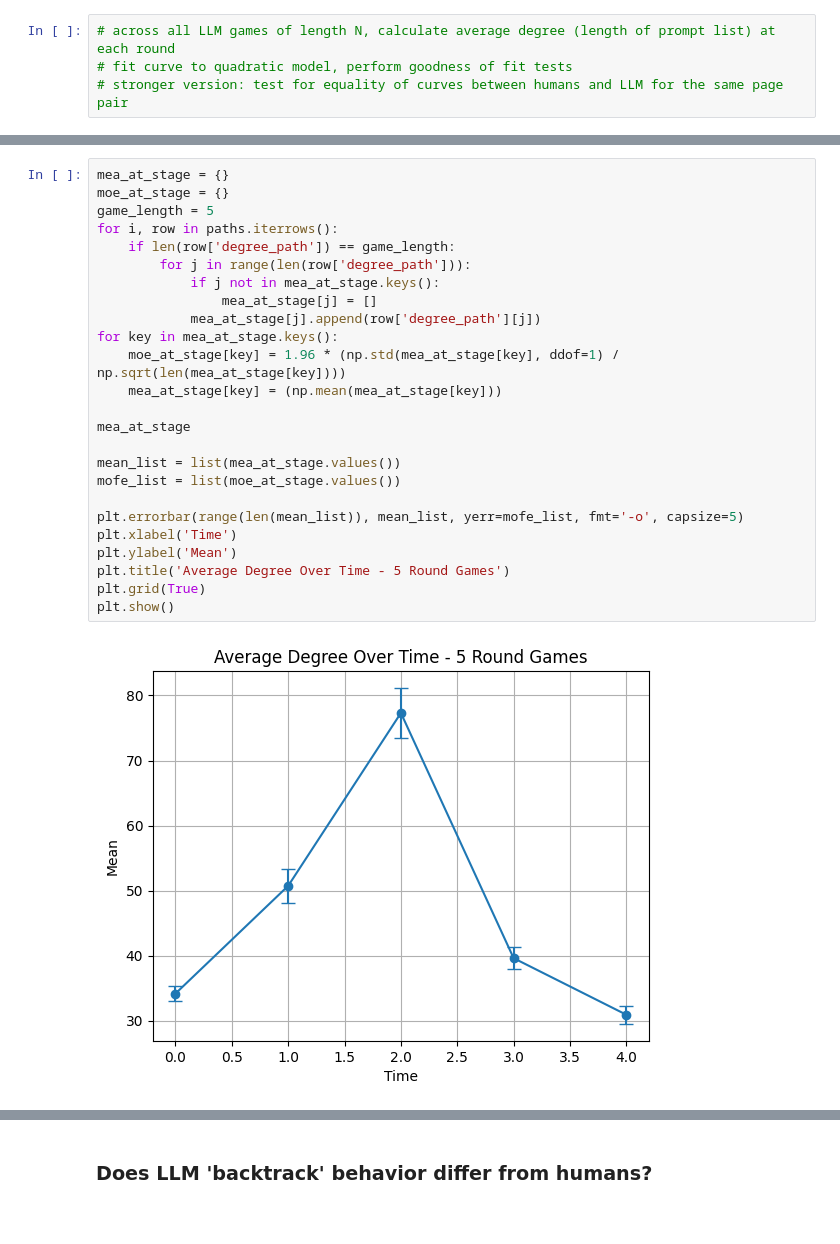
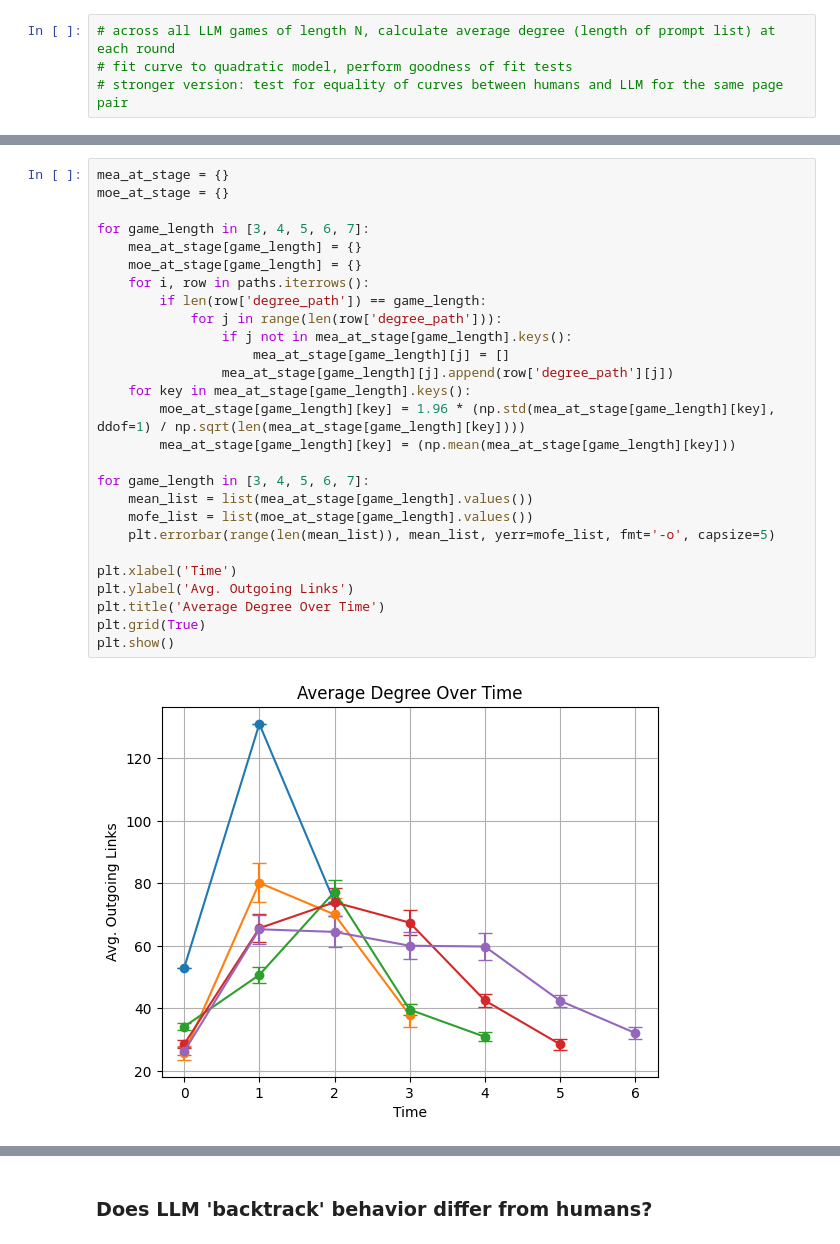
Before and after one commit to epfl-ada/ada-2023-project-klech, a Jupyter notebook: analysis.ipynb, the cells around one changed output, grey strips where cells are left out. Saved outputs shown, nothing was run; the diff lists cells and outputs as text.

```diff
--- a/analysis.ipynb
+++ b/analysis.ipynb
@@ -614,28 +617,30 @@ paths['degree_path'] = paths['path'].apply(lambda path: [len(get_links_from_wiki
 # %%
 mea_at_stage = {}
 moe_at_stage = {}
-game_length = 5
-for i, row in paths.iterrows():
-    if len(row['degree_path']) == game_length:
-        for j in range(len(row['degree_path'])):
-            if j not in mea_at_stage.keys():
-                mea_at_stage[j] = []
-            mea_at_stage[j].append(row['degree_path'][j])
-for key in mea_at_stage.keys():
-    moe_at_stage[key] = 1.96 * (np.std(mea_at_stage[key], ddof=1) / np.sqrt(len(mea_at_stage[key])))
-    mea_at_stage[key] = (np.mean(mea_at_stage[key]))
 
-mea_at_stage
+for game_length in [3, 4, 5, 6, 7]:
+    mea_at_stage[game_length] = {}
+    moe_at_stage[game_length] = {}
+    for i, row in paths.iterrows():
+        if len(row['degree_path']) == game_length:
+            for j in range(len(row['degree_path'])):
+                if j not in mea_at_stage[game_length].keys():
+                    mea_at_stage[game_length][j] = []
+                mea_at_stage[game_length][j].append(row['degree_path'][j])
+    for key in mea_at_stage[game_length].keys():
+        moe_at_stage[game_length][key] = 1.96 * (np.std(mea_at_stage[game_length][key], ddof=1) / np.sqrt(len(mea_at_stage[game_length][key])))
+        mea_at_stage[game_length][key] = (np.mean(mea_at_stage[game_length][key]))
 
-mean_list = list(mea_at_stage.values())
-mofe_list = list(moe_at_stage.values())
+for game_length in [3, 4, 5, 6, 7]:
+    mean_list = list(mea_at_stage[game_length].values())
+    mofe_list = list(moe_at_stage[game_length].values())
+    plt.errorbar(range(len(mean_list)), mean_list, yerr=mofe_list, fmt='-o', capsize=5)
 
-plt.errorbar(range(len(mean_list)), mean_list, yerr=mofe_list, fmt='-o', capsize=5)
 plt.xlabel('Time')
-plt.ylabel('Mean')
-plt.title('Average Degree Over Time - 5 Round Games')
+plt.ylabel('Avg. Outgoing Links')
+plt.title('Average Degree Over Time')
 plt.grid(True)
 plt.show()
 # %% [output]
-[figure, old version]
+[figure, new version]
 # %% [markdown]
```
Also changed, not shown: parts of 7 cells of this notebook.
